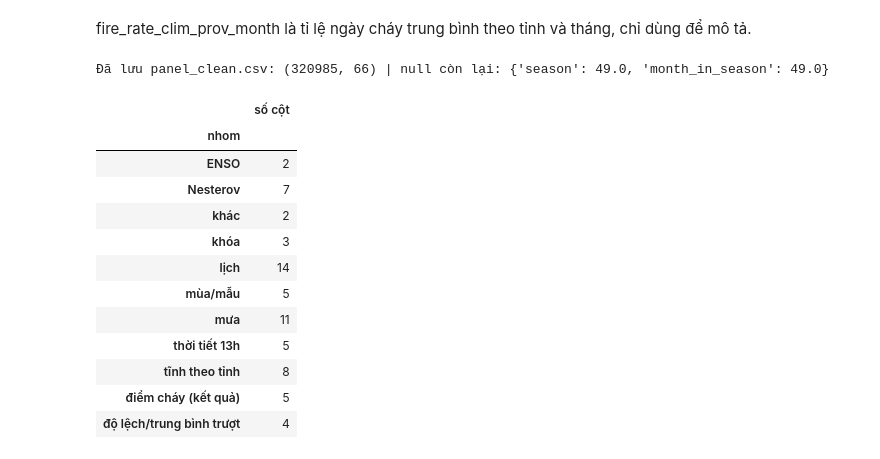
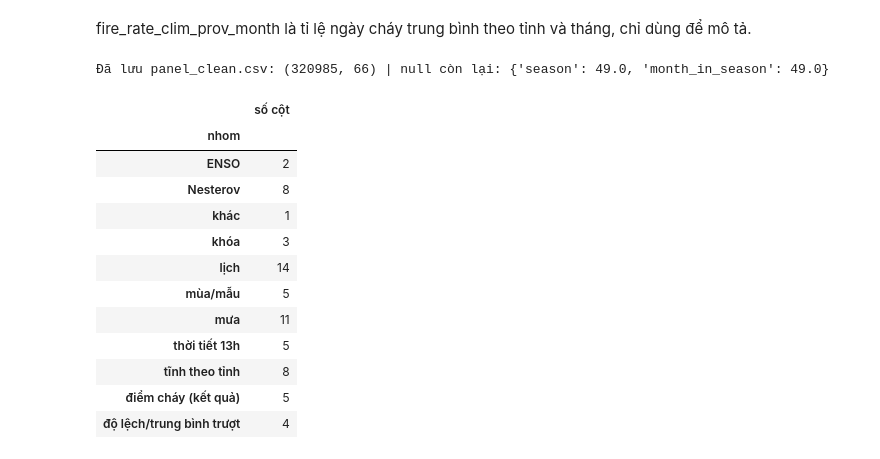
Before and after one commit to Vlus06/DA_DS111, a Jupyter notebook: notebooks/03_tien_xu_ly.ipynb, the cells around one changed output. Saved outputs shown, nothing was run; the diff lists cells and outputs as text; code cells hidden in the pictures.

```diff
--- a/notebooks/03_tien_xu_ly.ipynb
+++ b/notebooks/03_tien_xu_ly.ipynb
@@ -81,13 +80,13 @@ cột tĩnh không đổi trong tỉnh            True
 không có chỉ số P null                   True
 Name: đạt, dtype: bool
 # %%
-df = raw.drop(columns=["wind13"]).copy()
+df = raw.copy()
 
 for column in ["prov", "region"]:
     df[column] = df[column].astype("category")
 
 int_columns = [
-    "wx_missing", "fire_any_forest", "large_event_active", "is_weekend", "tet_win3", "giotuo_win1",
+    "fire_any_forest", "large_event_active", "is_weekend", "tet_win3", "giotuo_win1",
     "thanh_minh_win1", "holiday_solar", "in_season", "dow", "month",
 ]
 df[int_columns] = df[int_columns].astype("int8")
@@ -185,7 +184,7 @@ P_linear10_Ddew    0.794
 P_binary9_Dsat     0.801
 Name: P_linear5_Ddew, dtype: float64
 # %%
-KEEP_P = ["P_linear5_Ddew", "P_linear7_Dsat", "P_binary5_Dsat", "P_binary10_Ddew", "P_alt19_linear7_Dsat"]
+KEEP_P = ["P_linear5_Ddew", "P_linear7_Dsat", "P_binary5_Dsat", "P_binary10_Ddew", "P_alt19_linear7_Dsat", "P_nesterov_3mm"]
 df = df.drop(columns=[c for c in p_columns if c not in KEEP_P])
 df["P_primary"] = df["P_linear5_Ddew"]
 df["logP"] = np.log1p(df["P_primary"]).astype("float32")
@@ -228,36 +228,36 @@ column_groups = {
     "mưa": ["rain_cal", "rain_19_19", "rain_3d", "rain_7d", "rain_14d", "rain_30d", "dsr_1", "dsr_5", "dsr_10", "log_rain_cal", "log_rain_30d"],
     "Nesterov": [c for c in df.columns if c.startswith("P_") or c == "logP"],
     "độ lệch/trung bình trượt": ["T13_roll7", "D13_roll7", "T13_anom", "D13_anom"],
     "điểm cháy (kết quả)": ["n_hot_all", "n_hot_forest", "fire_any_forest", "event_start", "large_event_active"],
     "lịch": [
         "dow", "is_weekend", "month", "doy", "year", "days_from_tet", "tet_win3", "days_from_giotuo",
         "giotuo_win1", "thanh_minh_win1", "holiday_solar", "doy_sin", "doy_cos", "month_in_season",
     ],
     "ENSO": ["oni", "oni_lag3"],
     "mùa/mẫu": ["season", "in_season", "partial_season", "eligible_prov", "analysis_sample"],
     "tĩnh theo tỉnh": ["area_km2", "forest_share", "crop_share", "grass_share", "built_share", "rep_elev_m", "rep_lat", "rep_lon"],
-    "khác": ["wx_missing", "fire_rate_clim_prov_month"],
+    "khác": ["fire_rate_clim_prov_month"],
 }
 group_of = {column: group for group, columns in column_groups.items() for column in columns}
 
 dictionary = pd.DataFrame({
     "cot": df.columns,
     "nhom": [group_of.get(c, "?") for c in df.columns],
     "kieu": [str(t) for t in df.dtypes],
     "pct_null": [round(100 * df[c].isna().mean(), 2) for c in df.columns],
 })
 assert (dictionary["nhom"] != "?").all(), dictionary[dictionary["nhom"] == "?"]
 dictionary.to_csv(CLEAN / "data_dictionary.csv", index=False)
 
 print("Đã lưu panel_clean.csv:", df.shape, "| null còn lại:", dictionary[dictionary["pct_null"] > 0].set_index("cot")["pct_null"].to_dict())
 dictionary.groupby("nhom").size().to_frame("số cột")
 # %% [output]
 Đã lưu panel_clean.csv: (320985, 66) | null còn lại: {'season': 49.0, 'month_in_season': 49.0}
 |  | số cột |
 | nhom |  |
 | ENSO | 2 |
-| Nesterov | 7 |
-| khác | 2 |
+| Nesterov | 8 |
+| khác | 1 |
 | khóa | 3 |
 | lịch | 14 |
 | mùa/mẫu | 5 |
```
Also changed, not shown: parts of 7 cells of this notebook, 7 other files.
